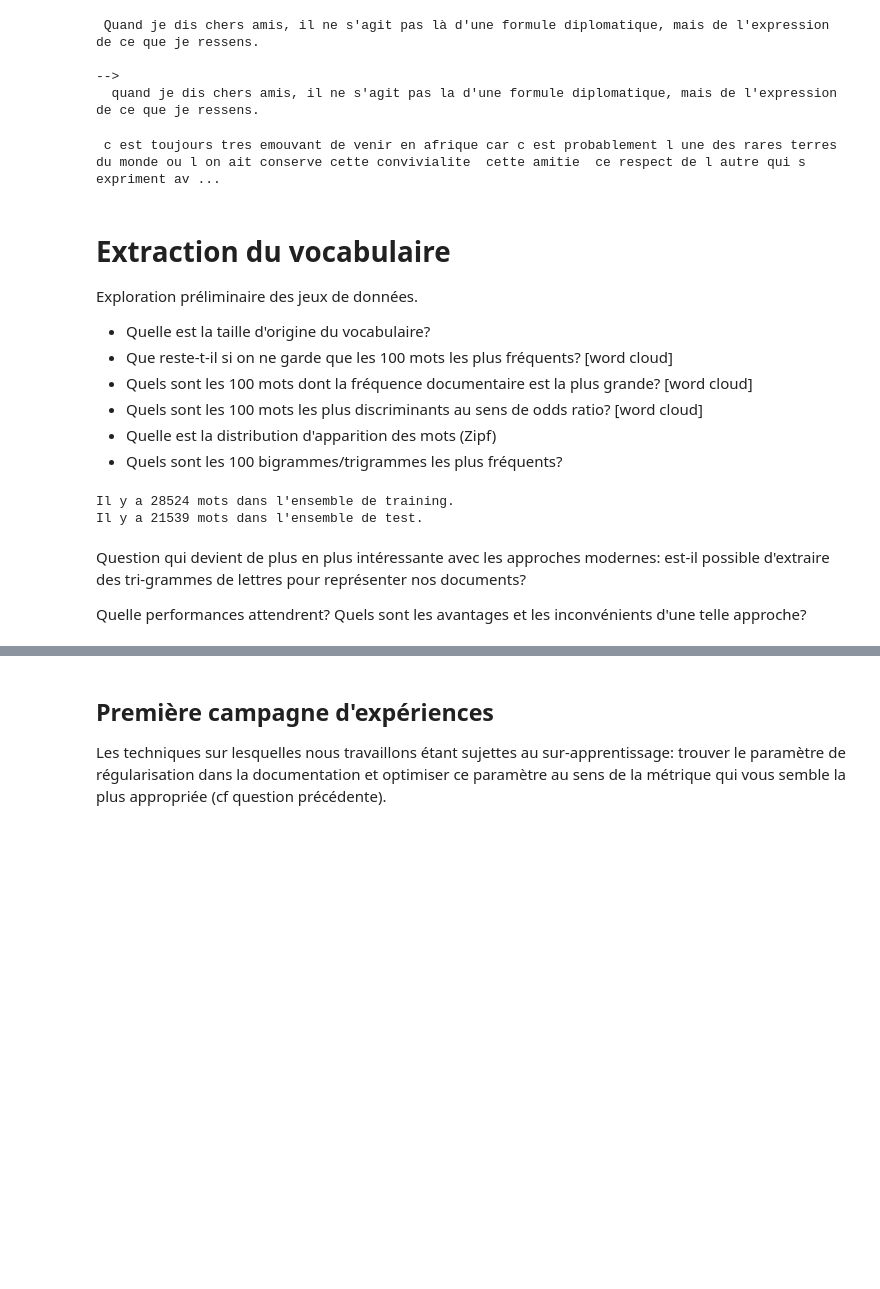
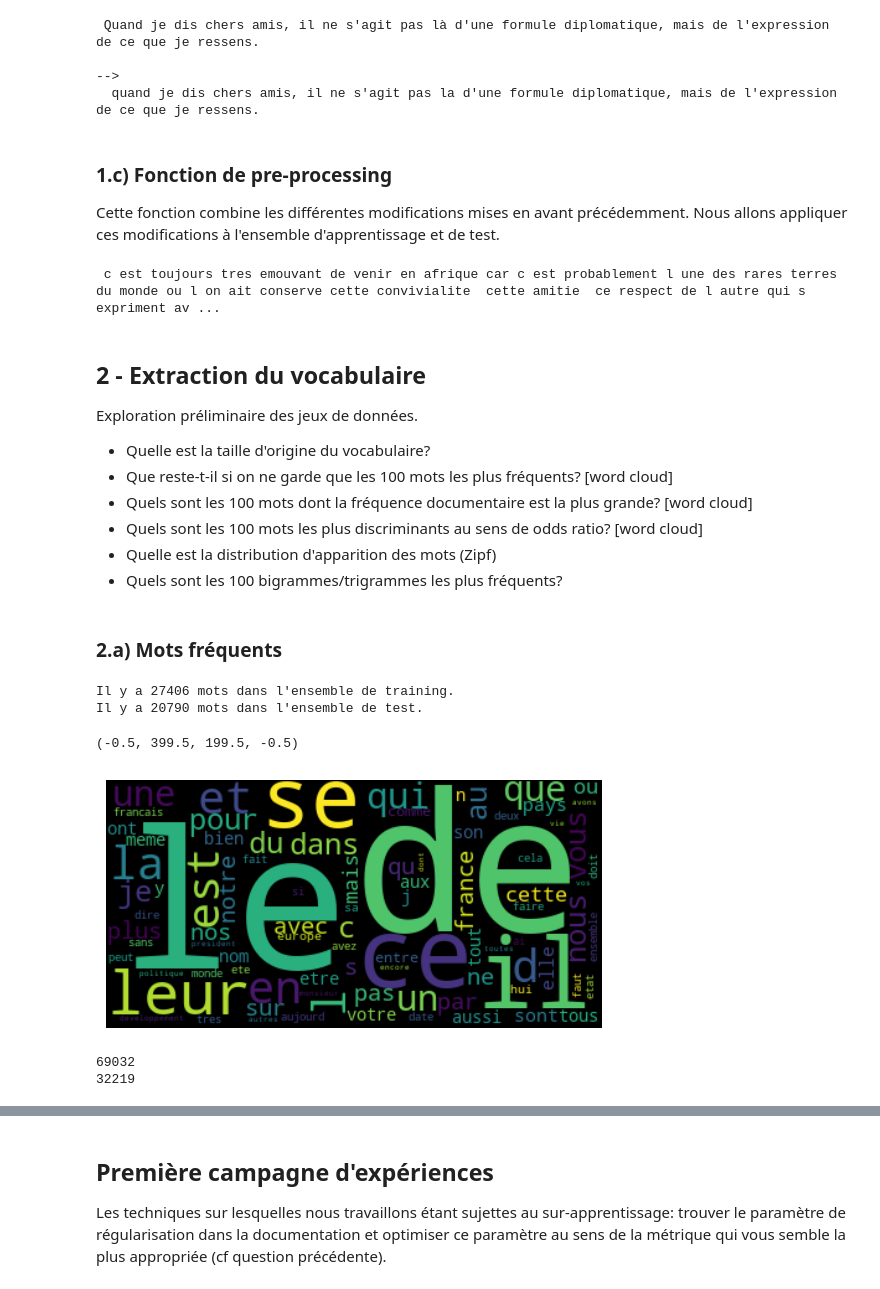
Before and after one commit to lucagortana/NLP-project, a Jupyter notebook: NLP_speech_project.ipynb, the cells around one changed output, grey strips where cells are left out. Cells and saved outputs as stored; diff of their text form; code cells hidden in the pictures; blank space fills up the shorter version.

```diff
--- a/NLP_speech_project.ipynb
+++ b/NLP_speech_project.ipynb
@@ -154,6 +162,10 @@ print(x_train[0], "\n-->\n", no_maj)
 
 -->
   quand je dis chers amis, il ne s'agit pas la d'une formule diplomatique, mais de l'expression de ce que je ressens.
+# %% [markdown]
+### 1.c) Fonction de pre-processing
+
+Cette fonction combine les différentes modifications mises en avant précédemment. Nous allons appliquer ces modifications à l'ensemble d'apprentissage et de test.
 # %%
 def preprocess(x):
     new_list = [0]*len(x)
@@ -171,7 +183,7 @@ print(x_train[2])
 # %% [output]
  c est toujours tres emouvant de venir en afrique car c est probablement l une des rares terres du monde ou l on ait conserve cette convivialite  cette amitie  ce respect de l autre qui s expriment av ...
 # %% [markdown]
-# Extraction du vocabulaire
+## 2 - Extraction du vocabulaire
 
 Exploration préliminaire des jeux de données.
 
@@ -181,38 +193,68 @@ Exploration préliminaire des jeux de données.
 - Quels sont les 100 mots les plus discriminants au sens de odds ratio? [word cloud]
 - Quelle est la distribution d'apparition des mots (Zipf)
 - Quels sont les 100 bigrammes/trigrammes les plus fréquents?
+# %% [markdown]
+### 2.a) Mots fréquents
 # %%
 from sklearn.feature_extraction.text import CountVectorizer
 from wordcloud import WordCloud
 
 count = CountVectorizer()
 
 Xcount_train = count.fit_transform(x_train)
 print("Il y a " + str(len(count.get_feature_names())) + " mots dans l'ensemble de training.")
 
 Xcount_test = count.fit_transform(x_test)
 print("Il y a " + str(len(count.get_feature_names())) + " mots dans l'ensemble de test.")
 
 #Il y a moins de mots que dans le cas non traité (sans pré-process).
 
-#Nous avons déjà freq, la liste des fréquences. On crée alors words_freq
+#Nous recréons freq, la liste des fréquences, avec les exemples preprocess. On crée alors words_freq
 #qui correspond à la liste des mots classés du plus fréquent au moins fréquent.
 
-words_freq = [w for w,f in wc.most_common()]
-freq_100 = freq[:100]
-words_freq_100 = words_freq[:100]
+wc = Counter()
 
-words_freq_100 = " ".join(words_train)
-wordcloud = WordCloud().generate(words_train)
+for text in x_train:
+    wc.update(text.split(" "))
 
-import matplotlib.pyplot as plt
+freq_train = [f for w,f in wc.most_common()]
+words_train = [w for w,f in wc.most_common()]
+
+freq_100 = freq_train[:100]
+words_100 = words_train[:100]
+
+words_100 = " ".join(words_100)
+wordcloud = WordCloud().generate(words_100)
+
 plt.imshow(wordcloud, interpolation='bilinear')
 plt.axis("off")
 # %% [output]
-Il y a 28524 mots dans l'ensemble de training.
-Il y a 21539 mots dans l'ensemble de test.
+Il y a 27406 mots dans l'ensemble de training.
+Il y a 20790 mots dans l'ensemble de test.
+(-0.5, 399.5, 199.5, -0.5)
+[figure, added]
-# %% [markdown]
-Question qui devient de plus en plus intéressante avec les approches modernes:
-est-il possible d'extraire des tri-grammes de lettres pour représenter nos documents?
-
-Quelle performances attendrent? Quels sont les avantages et les inconvénients d'une telle approche?
+# %%
+wc = Counter()
+
+for text in x_test:
+    wc.update(text.split(" "))
+
+freq_test = [f for w,f in wc.most_common()]
+words_test = [w for w,f in wc.most_common()]
+
+#Création de dictionnaires
+
+freq_train_ = {}
+freq_test_ = {}
+
+for i in range(len(words_train)):
+    freq_train_[words_train[i]] = freq_train[i]
+
+for i in range(len(words_test)):
+    freq_test_[words_test[i]] = freq_test[i]
+
+print(freq_train_["de"])
+print(freq_test_["de"])
+# %% [output]
+69032
+32219
```
Also changed, not shown: parts of 23 cells of this notebook.
